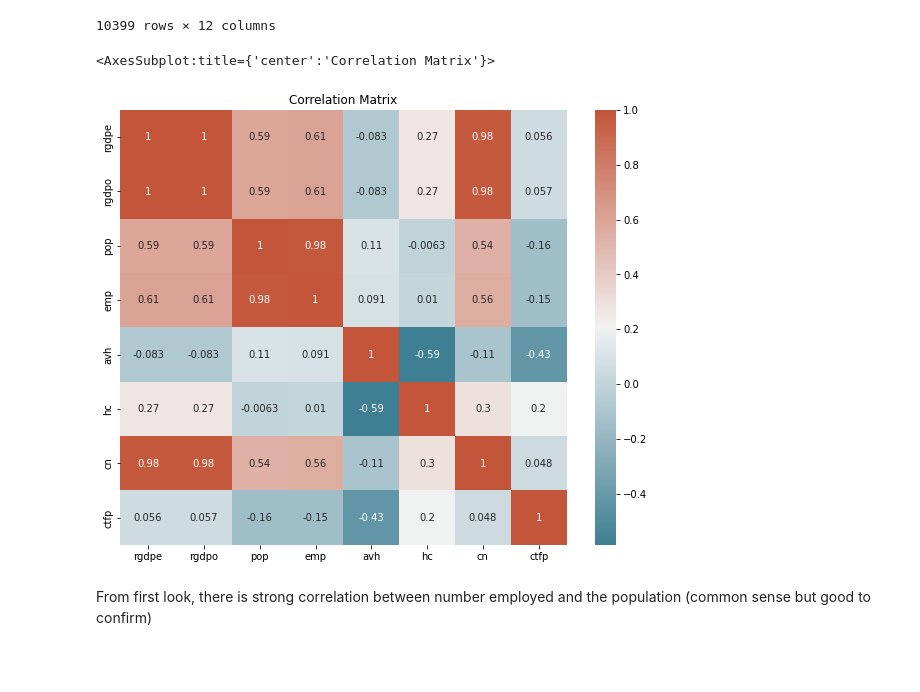
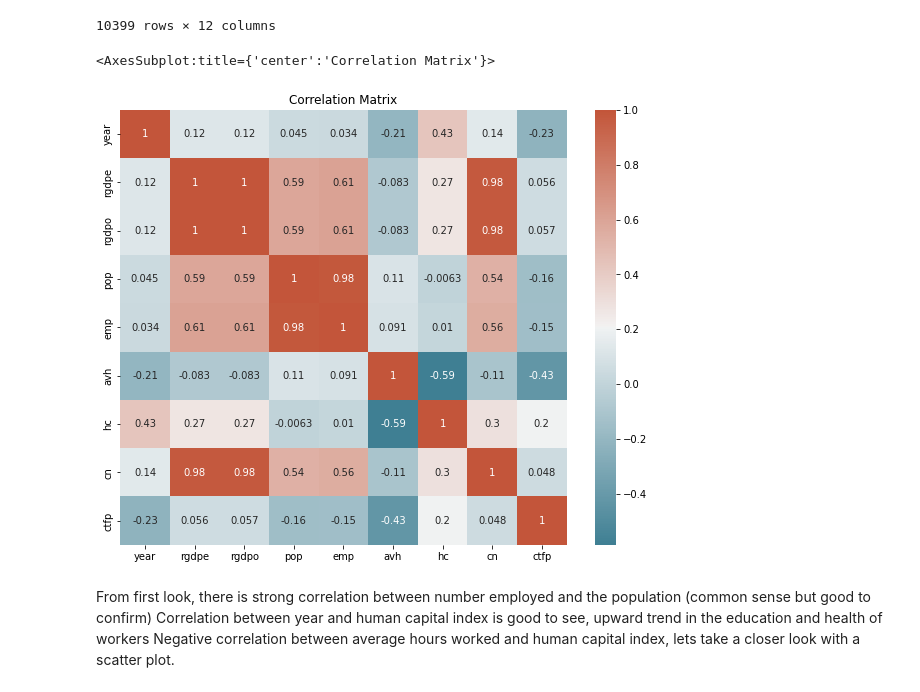
Before and after one commit to ubco-W2022T1-cosc301/project-group17, a Jupyter notebook: notebooks/analysis2.ipynb, the cells around one changed output. Saved outputs shown, nothing was run; the diff lists cells and outputs as text; code cells hidden in the pictures; blank space fills up the shorter version.

```diff
--- a/notebooks/analysis2.ipynb
+++ b/notebooks/analysis2.ipynb
@@ -142,11 +142,13 @@ pwt_s = pwt_s[pwt_s['year'] > 1970]
 # %%
 # calculate correlation matrix
 fig, ax = plt.subplots(figsize=(10,8))
 ax.set_title('Correlation Matrix')
-corr = pwt_s.drop(['year'], axis=1).corr()# plot the heatmap
+corr = pwt_s.corr()
 sns.heatmap(corr, xticklabels=corr.columns, yticklabels=corr.columns, annot=True, cmap=sns.diverging_palette(220, 20, as_cmap=True))
 # %% [output]
 <AxesSubplot:title={'center':'Correlation Matrix'}>
-[figure, old version]
+[figure, new version]
 # %% [markdown]
 From first look, there is strong correlation between number employed and the population (common sense but good to confirm)
+Correlation between year and human capital index is good to see, upward trend in the education and health of workers
+Negative correlation between average hours worked and human capital index, lets take a closer look with a scatter plot.
```
Also changed, not shown: parts of 8 cells of this notebook.
